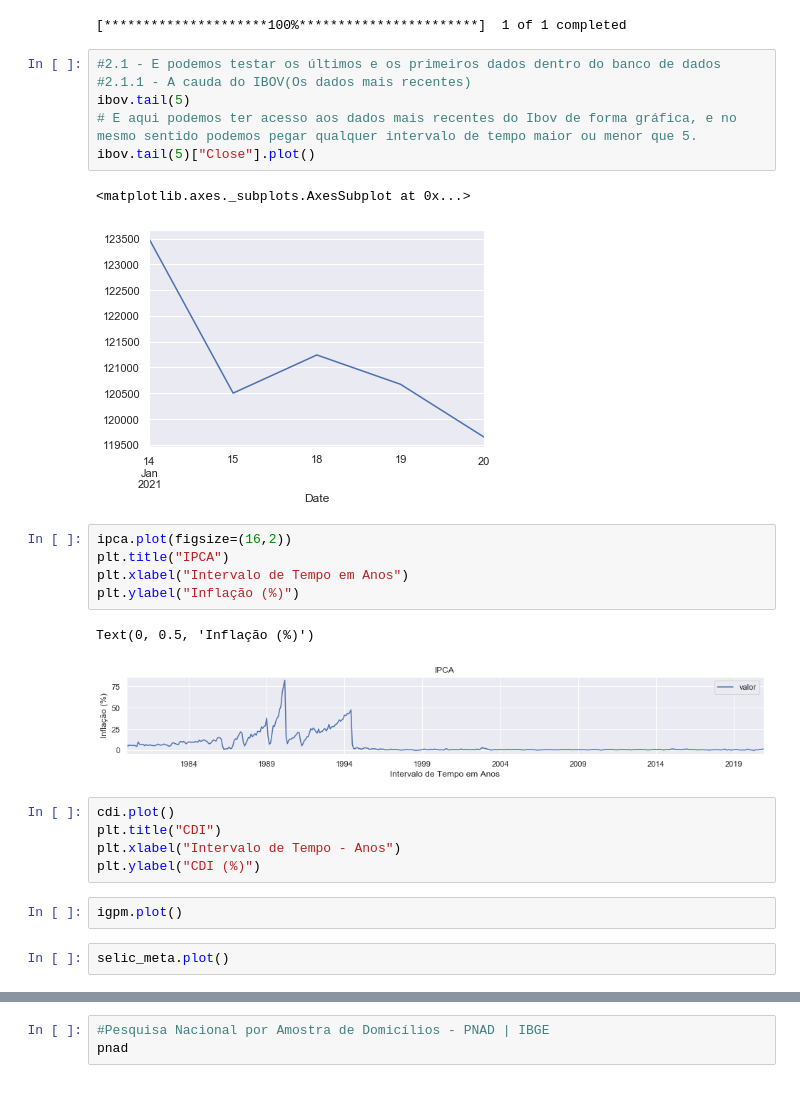
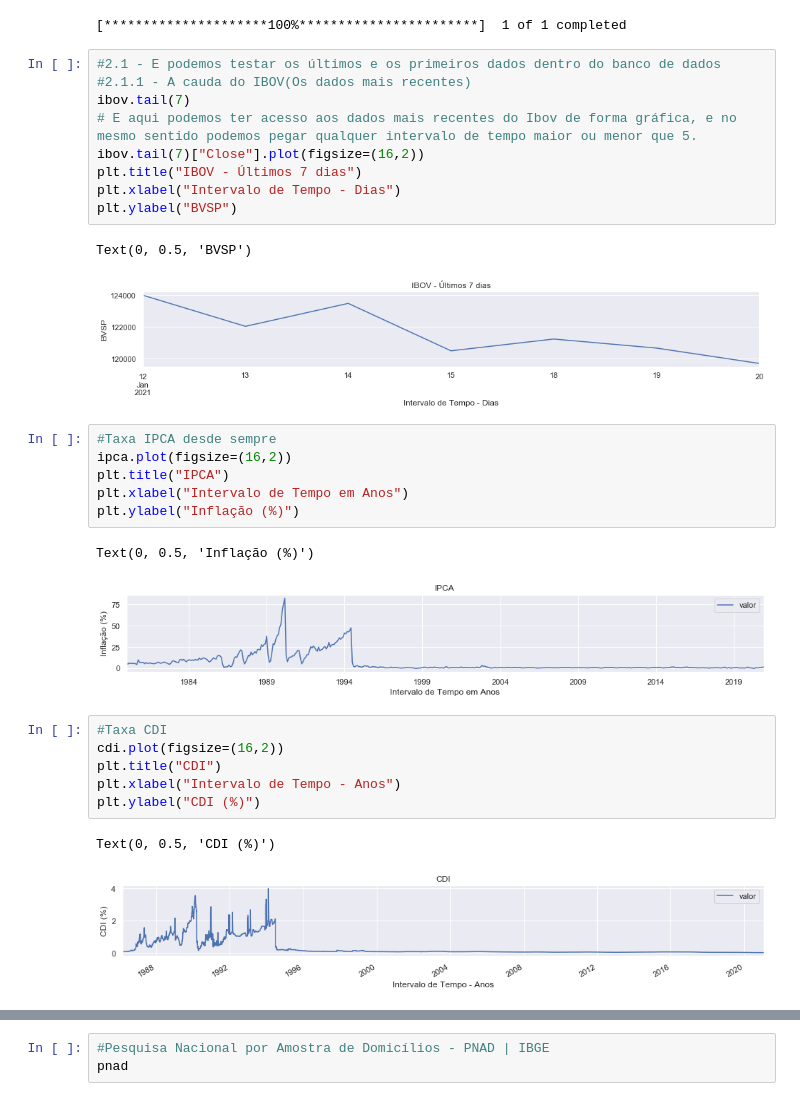
Before and after one commit to kioolz/Kioolz-World, a Jupyter notebook: IBOV.ipynb, the cells around one changed output, grey strips where cells are left out. Saved outputs shown, nothing was run; the diff lists cells and outputs as text.

```diff
--- a/IBOV.ipynb
+++ b/IBOV.ipynb
@@ -35,13 +35,17 @@ cdi = consulta_bc(12)
 # %%
 #2.1 - E podemos testar os últimos e os primeiros dados dentro do banco de dados
 #2.1.1 - A cauda do IBOV(Os dados mais recentes)
-ibov.tail(5)
+ibov.tail(7)
 # E aqui podemos ter acesso aos dados mais recentes do Ibov de forma gráfica, e no mesmo sentido podemos pegar qualquer intervalo de tempo maior ou menor que 5.
-ibov.tail(5)["Close"].plot()
+ibov.tail(7)["Close"].plot(figsize=(16,2))
+plt.title("IBOV - Últimos 7 dias")
+plt.xlabel("Intervalo de Tempo - Dias")
+plt.ylabel("BVSP")
 # %% [output]
-<matplotlib.axes._subplots.AxesSubplot at 0x...>
+Text(0, 0.5, 'BVSP')
-[figure, old version]
+[figure, new version]
 # %%
+#Taxa IPCA desde sempre
 ipca.plot(figsize=(16,2))
 plt.title("IPCA")
 plt.xlabel("Intervalo de Tempo em Anos")
@@ -50,11 +54,11 @@ plt.ylabel("Inflação (%)")
 Text(0, 0.5, 'Inflação (%)')
 [figure]
 # %%
-cdi.plot()
+#Taxa CDI
+cdi.plot(figsize=(16,2))
 plt.title("CDI")
 plt.xlabel("Intervalo de Tempo - Anos")
 plt.ylabel("CDI (%)")
+# %% [output]
+Text(0, 0.5, 'CDI (%)')
+[figure, added]
-# %%
-igpm.plot()
-# %%
-selic_meta.plot()
```
Also changed, not shown: parts of 6 cells of this notebook.
